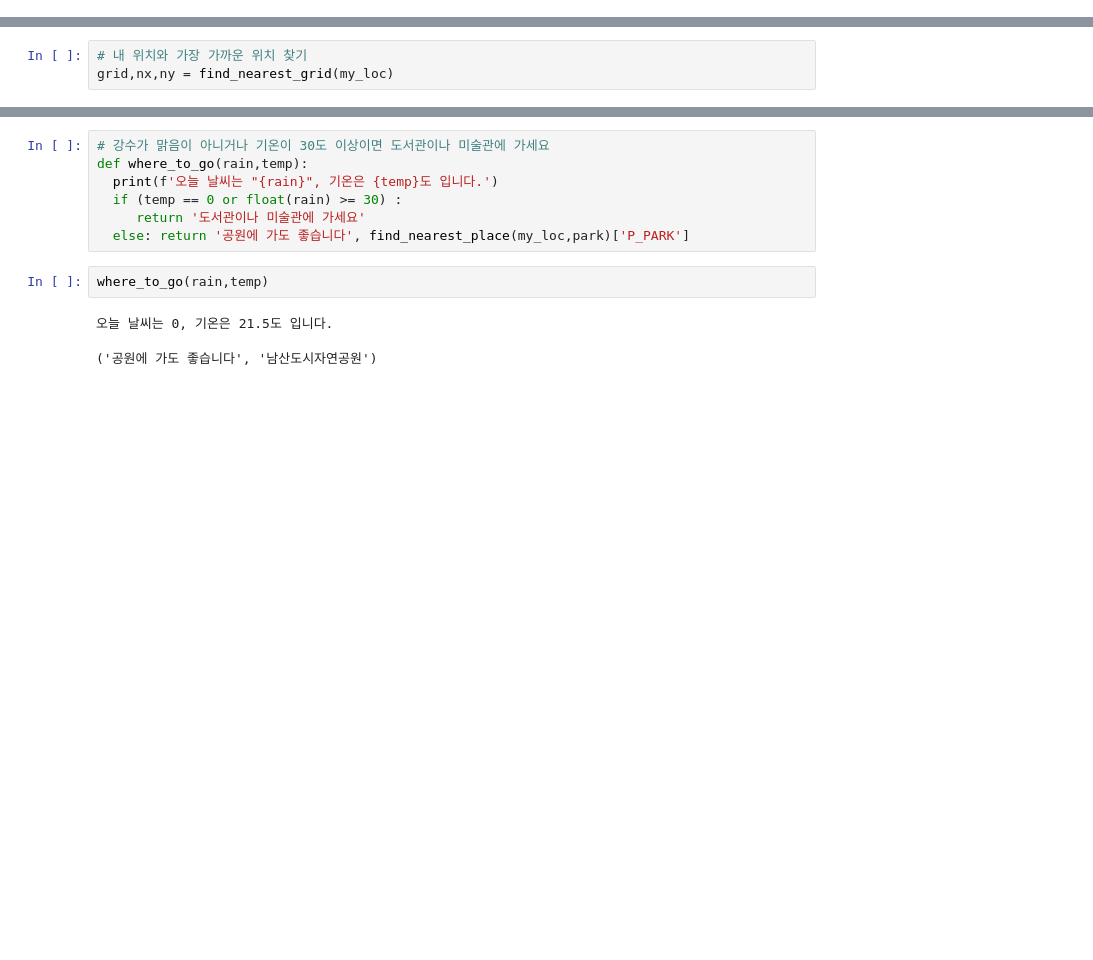
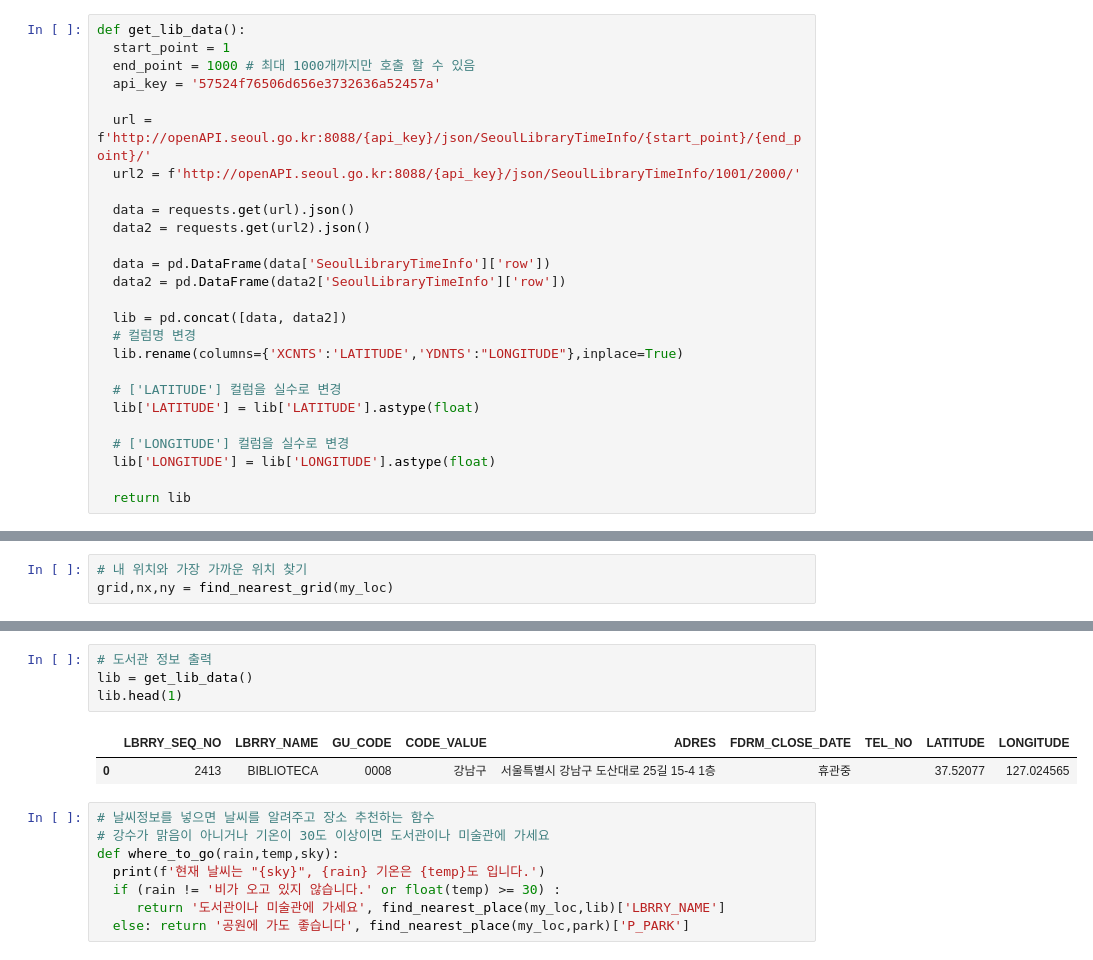
Before and after one commit to hscrown/madatpublicdata, a Jupyter notebook: weather.ipynb, the cells around one changed output, grey strips where cells are left out. Cells and saved outputs as stored; diff of their text form; blank space fills up the shorter version.

```diff
--- a/weather.ipynb
+++ b/weather.ipynb
@@ -191,3 +246,29 @@ def get_park_data():
+# %%
+def get_lib_data():
+  start_point = 1
+  end_point = 1000 # 최대 1000개까지만 호출 할 수 있음
+  api_key = '57524f76506d656e3732636a52457a'
+
+  url = f'http://openAPI.seoul.go.kr:8088/{api_key}/json/SeoulLibraryTimeInfo/{start_point}/{end_point}/'
+  url2 = f'http://openAPI.seoul.go.kr:8088/{api_key}/json/SeoulLibraryTimeInfo/1001/2000/'
+
+  data = requests.get(url).json()
+  data2 = requests.get(url2).json()
+
+  data = pd.DataFrame(data['SeoulLibraryTimeInfo']['row'])
+  data2 = pd.DataFrame(data2['SeoulLibraryTimeInfo']['row'])
+
+  lib = pd.concat([data, data2])
+  # 컬럼명 변경
+  lib.rename(columns={'XCNTS':'LATITUDE','YDNTS':"LONGITUDE"},inplace=True)
+
+  # ['LATITUDE'] 컬럼을 실수로 변경
+  lib['LATITUDE'] = lib['LATITUDE'].astype(float)
+
+  # ['LONGITUDE'] 컬럼을 실수로 변경
+  lib['LONGITUDE'] = lib['LONGITUDE'].astype(float)
+
+  return lib
 # %% [markdown]
 # 실행 코드
 # %%
@@ -239,15 +324,18 @@ park.head(1)
 # %% [output]
 |  | P_IDX | P_PARK | P_LIST_CONTENT | AREA | OPEN_DT | MAIN_EQUIP | MAIN_PLANTS | GUIDANCE | VISIT_ROAD | ... |
 | 0 | 1 | 남산도시자연공원 | 남산공원은 도심에 위치하여 서울시민에게 맑은 공기를 제공하는... | 2896887㎡ 임 야 : 2454140㎡ 녹지대 및 기타시... | 1968.9.10 | 기반시설 : 광장 45950㎡ 도로 108530㎡ 산책로 6... | 소나무 단풍 아카시아 상수리나무 등 191종 2881870주 | http://parks.seoul.go.kr/upload/s... | 명동역(남산케이블카 와룡묘 서울애니메이션센터 방면) 도보 명... | ... |
+# %%
+# 도서관 정보 출력
+lib = get_lib_data()
+lib.head(1)
+# %% [output]
+|  | LBRRY_SEQ_NO | LBRRY_NAME | GU_CODE | CODE_VALUE | ADRES | FDRM_CLOSE_DATE | TEL_NO | LATITUDE | LONGITUDE |
+| 0 | 2413 | BIBLIOTECA | 0008 | 강남구 | 서울특별시 강남구 도산대로 25길 15-4 1층 | 휴관중 |  | 37.52077 | 127.024565 |
 # %%
+# 날씨정보를 넣으면 날씨를 알려주고 장소 추천하는 함수
 # 강수가 맑음이 아니거나 기온이 30도 이상이면 도서관이나 미술관에 가세요
-def where_to_go(rain,temp):
-  print(f'오늘 날씨는 "{rain}", 기온은 {temp}도 입니다.')
-  if (temp == 0 or float(rain) >= 30) :
-     return '도서관이나 미술관에 가세요'
+def where_to_go(rain,temp,sky):
+  print(f'현재 날씨는 "{sky}", {rain} 기온은 {temp}도 입니다.')
+  if (rain != '비가 오고 있지 않습니다.' or float(temp) >= 30) :
+     return '도서관이나 미술관에 가세요', find_nearest_place(my_loc,lib)['LBRRY_NAME']
   else: return '공원에 가도 좋습니다', find_nearest_place(my_loc,park)['P_PARK']
-# %%
-where_to_go(rain,temp)
-# %% [output]
-오늘 날씨는 0, 기온은 21.5도 입니다.
-('공원에 가도 좋습니다', '남산도시자연공원')
```
Also changed, not shown: parts of 11 cells of this notebook.
